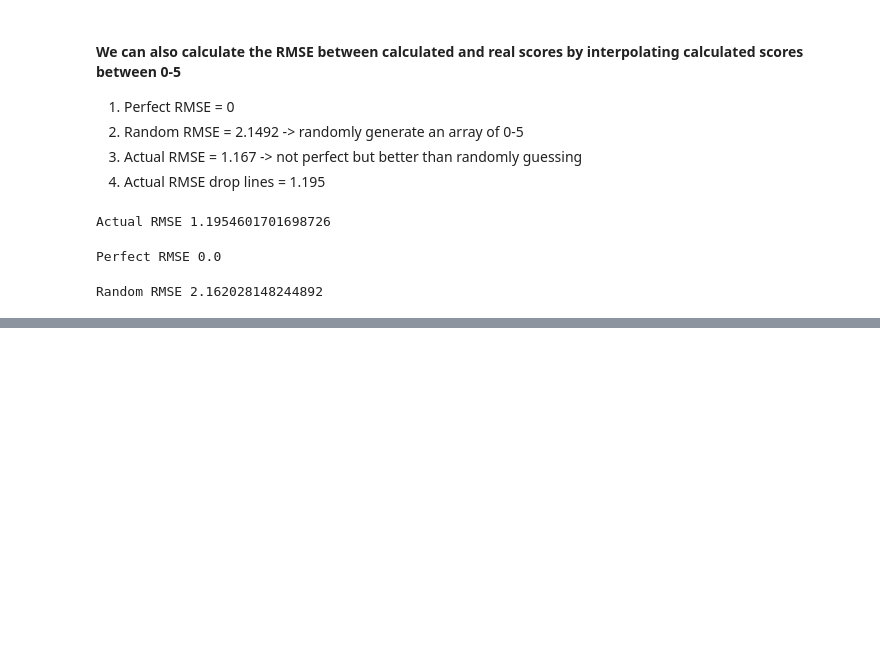
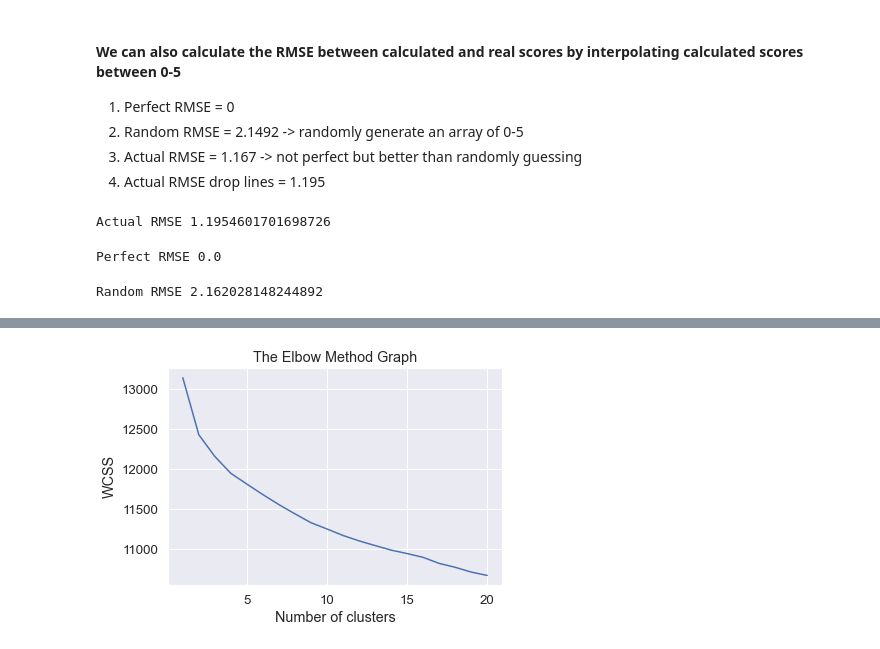
Before and after one commit to zoelie/STS-semantic-similarity, a Jupyter notebook: sonia-mannan-sentence-embeddings.ipynb, the cells around one changed output, grey strips where cells are left out. Drawn from its saved outputs; the diff is of its cells as text; code cells hidden in the pictures; blank space fills up the shorter version.

Commit message:
kmeans clustering on sentence embeddings

```diff
--- a/sonia-mannan-sentence-embeddings.ipynb
+++ b/sonia-mannan-sentence-embeddings.ipynb
@@ -179,0 +191,3 @@ Random RMSE 2.162028148244892
+# %%
+# 14,180 x 512 vectors
+all_sentences_embeddings = np.vstack((e1.numpy(), e2.numpy()))
@@ -179,0 +208,19 @@ Random RMSE 2.162028148244892
+# %%
+def find_n_clusters(all_sentences_embeddings, max_clusters=10):
+    optimal_clusters = []
+    for i in range(1, max_clusters+1):
+        kmeans = KMeans(n_clusters=i)
+        kmeans.fit(all_sentences_embeddings)
+        optimal_clusters.append(kmeans.inertia_)
+
+    plt.plot(range(1, max_clusters+1), optimal_clusters)
+    plt.title('The Elbow Method Graph')
+    plt.xlabel('Number of clusters')
+    plt.ylabel('WCSS')
+    plt.savefig("./sonia-mannan-sentence-embeddings-results/kmeans_cluster_elbow.png", bbox_inches='tight')
+    plt.show()
+# %%
+# find the optimal number of clusters to use
+find_n_clusters(all_sentences_embeddings, max_clusters=20)
+# %% [output]
+[figure, added]
```
Also changed, not shown: parts of 8 cells of this notebook, 1 other file.
